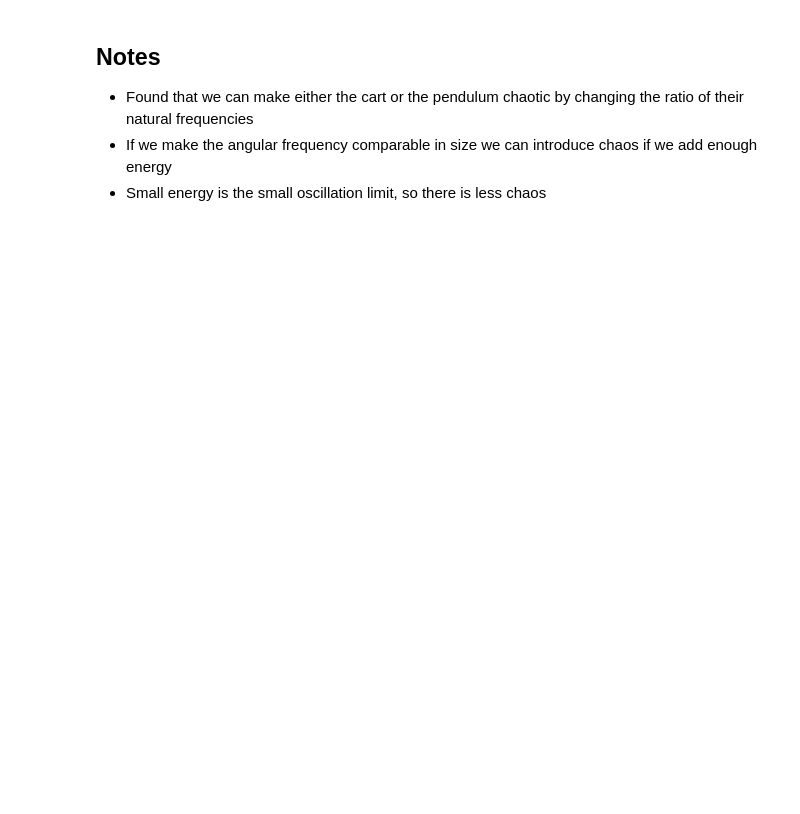
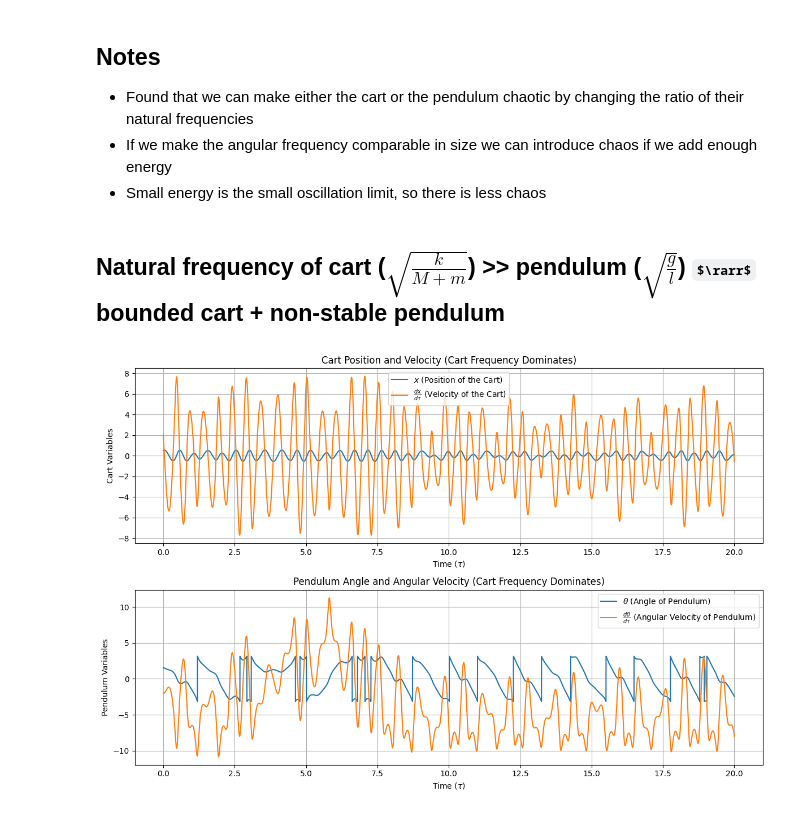
Before and after one commit to NextZtepS/SpringedCart_and_Pendulum, a Jupyter notebook: main.ipynb, the cells around one changed output. Cells and saved outputs as stored; diff of their text form; code cells hidden in the pictures; some formulas as TeX source; blank space fills up the shorter version.

Commit message:
added multiple cases of natural frequencies

```diff
--- a/main.ipynb
+++ b/main.ipynb
@@ -150,3 +151,55 @@ plt.show()
 * Found that we can make either the cart or the pendulum chaotic by changing the ratio of their natural frequencies
 * If we make the angular frequency comparable in size we can introduce chaos if we add enough energy
 * Small energy is the small oscillation limit, so there is less chaos
+# %% [markdown]
+## Natural frequency of cart ($\sqrt{\frac{k}{M + m}}$) >> pendulum ($\sqrt{\frac{g}{l}}$) $\rarr$ bounded cart + non-stable pendulum
+# %%
+# Modify constants to make the cart frequency dominate
+M = 0.5  # Mass of the cart
+m = 0.5  # Mass of the pendulum
+g = 1  # Gravity
+k = 100  # Spring constant
+l = 1  # Length of the pendulum
+L = 1  # Unit length
+T = 1  # Unit time
+
+# Initial conditions
+x0 = 0.5
+dx_dτ0 = 2
+θ0 = np.pi / 2
+dθ_dτ0 = -2
+Y0 = [x0, dx_dτ0, θ0, dθ_dτ0]
+
+# Solve the Differential Equations
+τ_max = 20
+num_point = 10_000
+τ = np.linspace(0, τ_max, num_point)
+x, dx_dτ, θ, dθ_dτ = solve_and_extract(model, Y0, τ, (M, m, g, k, l, L, T))
+
+# Plot the results
+plt.figure(figsize=(12, 8))
+
+# Plot x and dx_dτ over time
+plt.subplot(2, 1, 1)
+plt.plot(τ, x, label=r"$x$ (Position of the Cart)")
+plt.plot(τ, dx_dτ, label=r"$\frac{dx}{d\tau}$ (Velocity of the Cart)")
+plt.xlabel(r"Time ($\tau$)")
+plt.ylabel("Cart Variables")
+plt.legend()
+plt.title("Cart Position and Velocity (Cart Frequency Dominates)")
+plt.grid()
+
+# Plot θ and dθ_dτ over time
+plt.subplot(2, 1, 2)
+plt.plot(τ, θ, label=r"$\theta$ (Angle of Pendulum)")
+plt.plot(τ, dθ_dτ, label=r"$\frac{d\theta}{d\tau}$ (Angular Velocity of Pendulum)")
+plt.xlabel(r"Time ($\tau$)")
+plt.ylabel("Pendulum Variables")
+plt.legend()
+plt.title("Pendulum Angle and Angular Velocity (Cart Frequency Dominates)")
+plt.grid()
+
+plt.tight_layout()
+plt.show()
+# %% [output]
+[figure, added]
```
Also changed, not shown: parts of 8 cells of this notebook, 1 other file.
